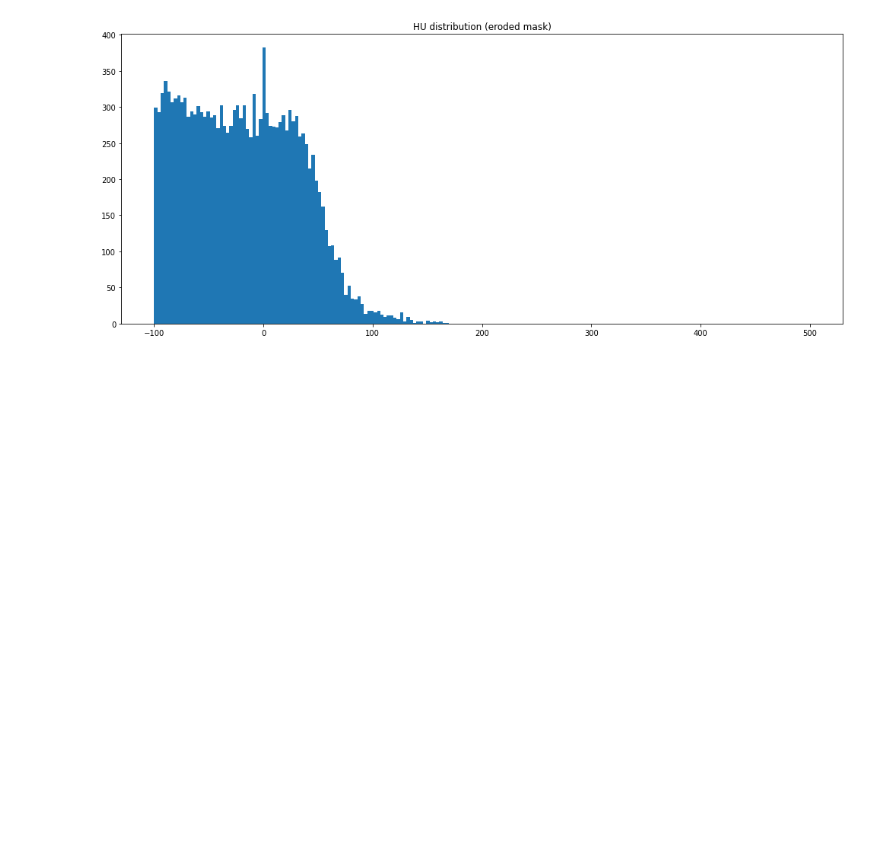
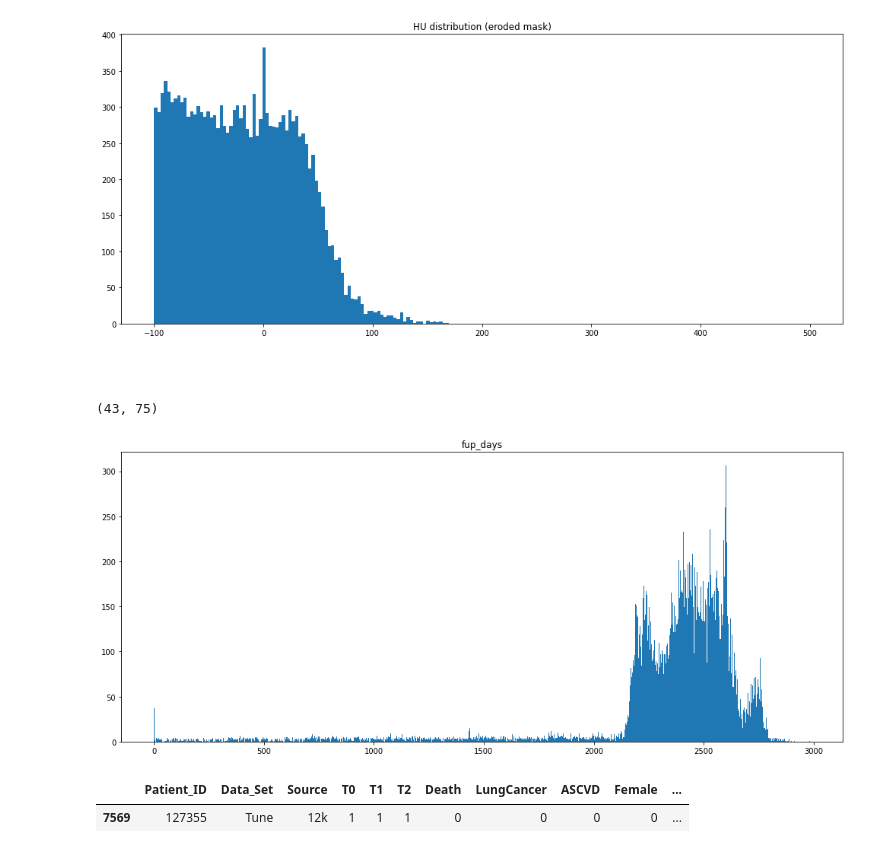
Before and after one commit to project-lighter/lighter, a Jupyter notebook: projects/nlst/misc/stats.ipynb, the cells around one changed output. Drawn from its saved outputs; the diff is of its cells as text; code cells hidden in the pictures; blank space fills up the shorter version.

```diff
--- a/projects/nlst/misc/stats.ipynb
+++ b/projects/nlst/misc/stats.ipynb
@@ -157,3 +157,14 @@ Min: -1024 Max: 169
 
 # out_path = out_dir / str(SCAN.name).replace("_img.nrrd", "_masked_eroded.nrrd")
 # sitk_utils.write(get_masked_out_scan(SCAN, erode=True), out_path)
+# %%
+labels_df.age.min(), labels_df.age.max()
+# %% [output]
+(43, 75)
+# %%
+plt.figure(figsize=(17, 7))
+plt.title("fup_days")
+plt.hist(list(labels_df["fup_days"]), bins=1000)
+plt.show()
+# %% [output]
+[figure, added]
@@ -159,0 +184,8 @@ Min: -1024 Max: 169
+# %%
+127356
+
+split_df = pd.read_csv("/mnt/ssd1/NLST/SelectionTrainTestFinal.csv")
+split_df[split_df.Patient_ID == 127355]
+# %% [output]
+|  | Patient_ID | Data_Set | Source | T0 | T1 | T2 | Death | LungCancer | ASCVD | Female | ... |
+| 7569 | 127355 | Tune | 12k | 1 | 1 | 1 | 0 | 0 | 0 | 0 | ... |
```
Also changed, not shown: parts of 4 cells of this notebook, 9 other files.
